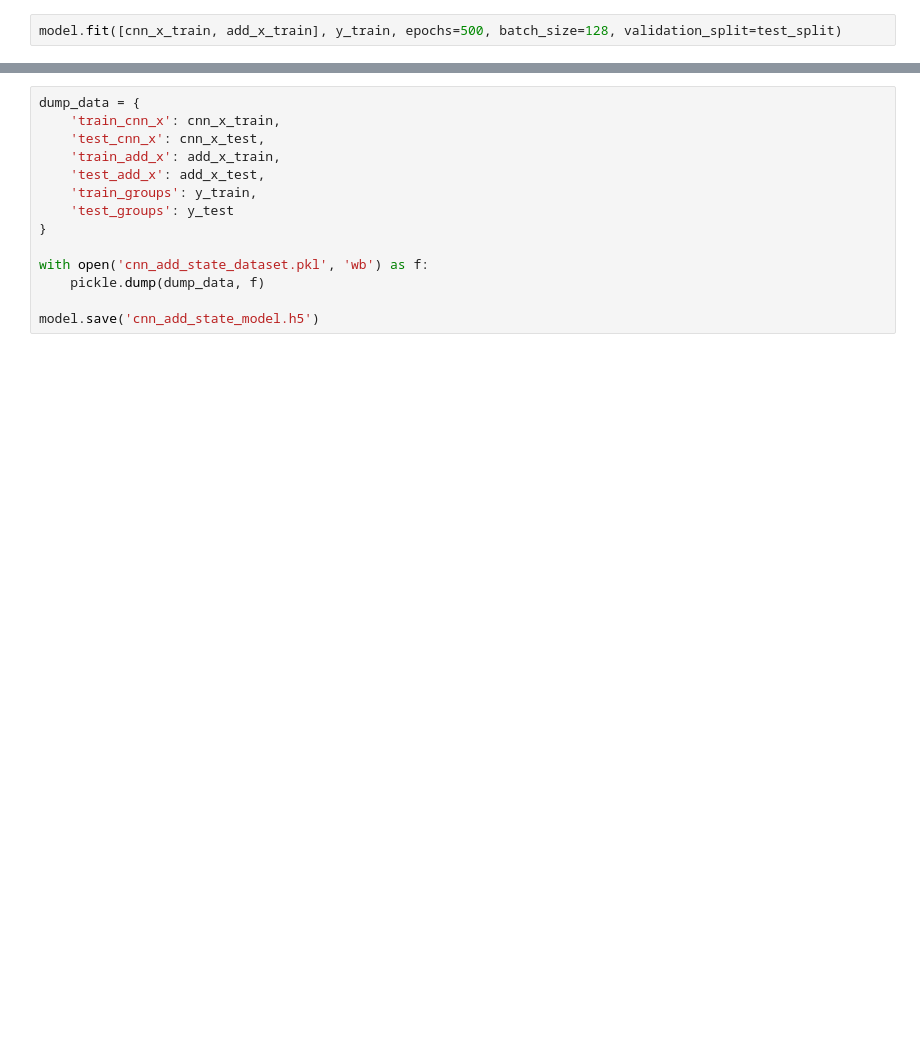
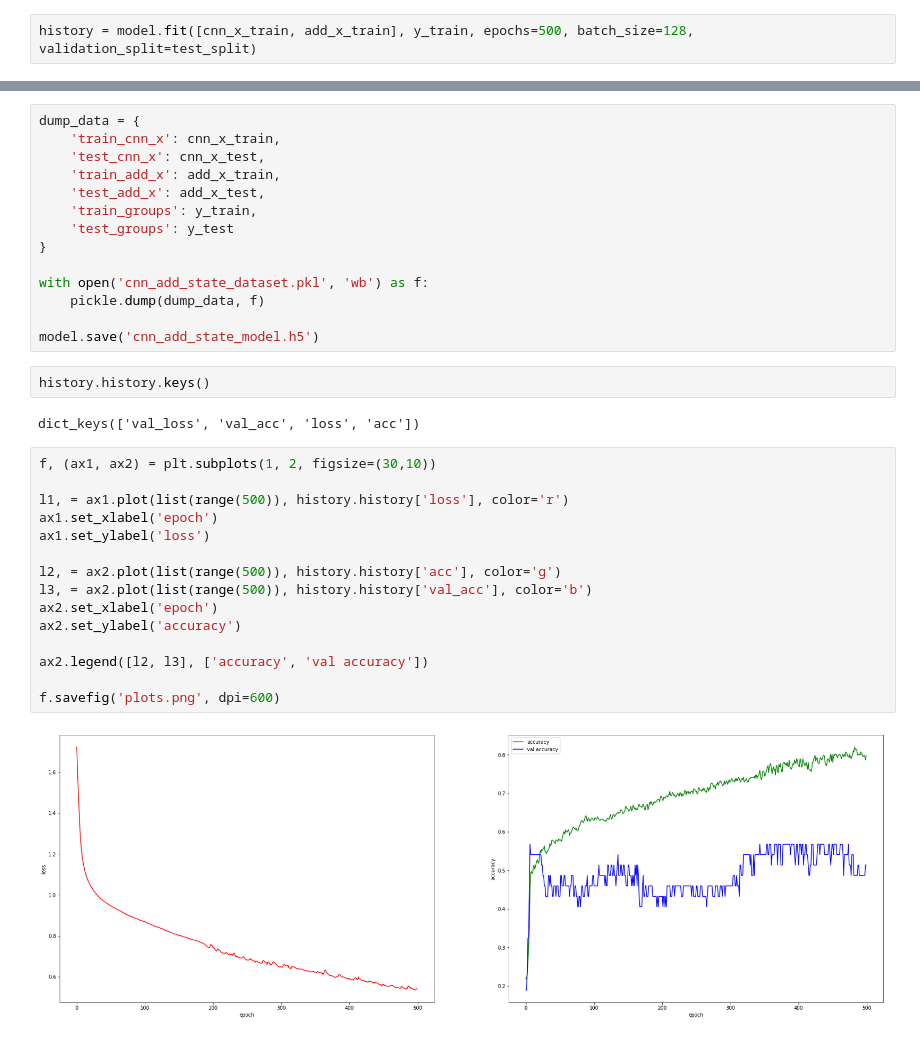
Before and after one commit to pwr-projects/twitter-patterns, a Jupyter notebook: product/net/comb-cnn.ipynb, the cells around one changed output, grey strips where cells are left out. Drawn from its saved outputs; the diff is of its cells as text; blank space fills up the shorter version.

```diff
--- a/product/net/comb-cnn.ipynb
+++ b/product/net/comb-cnn.ipynb
@@ -76,2 +118,2 @@ model.summary()
 # %%
-model.fit([cnn_x_train, add_x_train], y_train, epochs=500, batch_size=128, validation_split=test_split)
+history = model.fit([cnn_x_train, add_x_train], y_train, epochs=500, batch_size=128, validation_split=test_split)
@@ -100,3 +178,24 @@ with open('cnn_add_state_dataset.pkl', 'wb') as f:
     pickle.dump(dump_data, f)
 
 model.save('cnn_add_state_model.h5')
+# %%
+history.history.keys()
+# %% [output]
+dict_keys(['val_loss', 'val_acc', 'loss', 'acc'])
+# %%
+f, (ax1, ax2) = plt.subplots(1, 2, figsize=(30,10))
+
+l1, = ax1.plot(list(range(500)), history.history['loss'], color='r')
+ax1.set_xlabel('epoch')
+ax1.set_ylabel('loss')
+
+l2, = ax2.plot(list(range(500)), history.history['acc'], color='g')
+l3, = ax2.plot(list(range(500)), history.history['val_acc'], color='b')
+ax2.set_xlabel('epoch')
+ax2.set_ylabel('accuracy')
+
+ax2.legend([l2, l3], ['accuracy', 'val accuracy'])
+
+f.savefig('plots.png', dpi=600)
+# %% [output]
+[figure, added]
```
Also changed, not shown: parts of 8 cells of this notebook, 2 other files.
